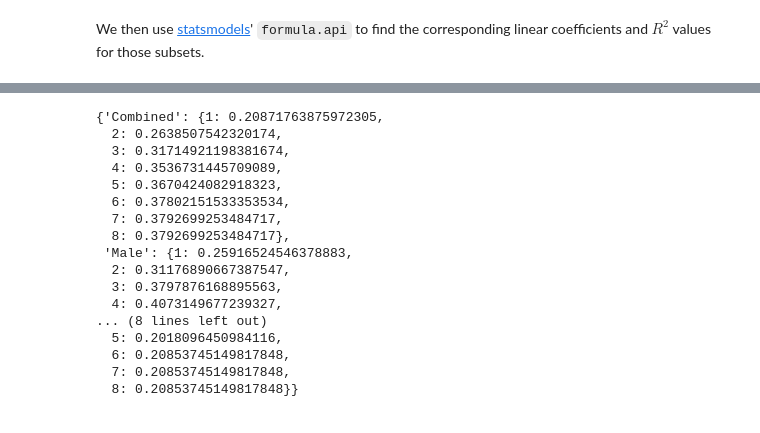
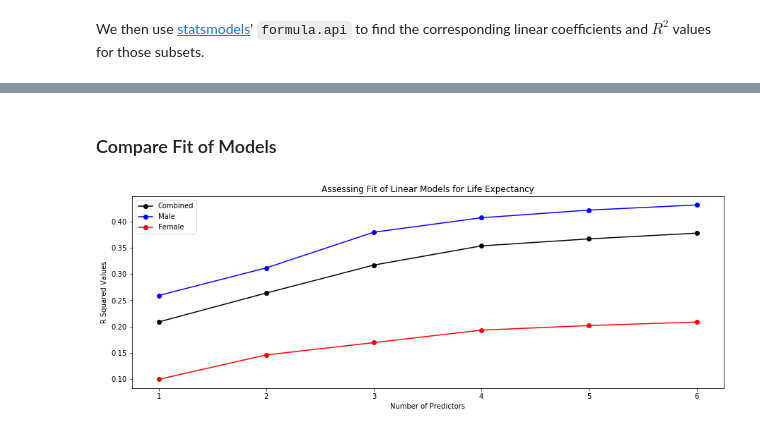
Before and after one commit to peterprescott/ward-lifetimes, a Jupyter notebook: ward_lifetimes.ipynb, the cells around one changed output, grey strips where cells are left out. Saved outputs shown, nothing was run; the diff lists cells and outputs as text; code cells hidden in the pictures.

```diff
--- a/ward_lifetimes.ipynb
+++ b/ward_lifetimes.ipynb
@@ -687,7 +697,8 @@ lm = {}
 lm_df = {}
 coefs = {}
 r_squared = {}
-new_dicts = [lm, lm_df, coefs, r_squared]
+r2df = {}
+new_dicts = [lm, lm_df, coefs, r_squared, r2df]
 for i in range(len(version)):
     for j in range(len(new_dicts)):
         new_dicts[j][version[i]] = {}
@@ -706,7 +710,3 @@ for i in range(len(version)):
            .fit()
         lm_df[version[i]][j] = pd.DataFrame(lm[version[i]][j].summary().tables[1])[:][[0,1]]
         coefs[version[i]][j] = lm_df[version[i]][j].set_index(0)
-# %%
-table = {}
-for i in range(len(version)):
-    table[version[i]] = []
@@ -717,28 +713,7 @@ table
+# %% [markdown]
+### Compare Fit of Models
 # %%
 for i in range(len(version)):
     for j in range(1, max_features+1):
-        table[version[i]].append({j: coefs[version[i]][j]})
+        r_squared[version[i]][j] = lm[version[i]][j].rsquared
+    r2df[version[i]] = pd.DataFrame(r_squared[version[i]], index=['RSquared']).transpose().reset_index()
-# %%
-for i in range(len(version)):
-    for j in range(1, max_features+1):
-        r_squared[version[i]][j] = lm[version[i]][j].rsquared
-# %%
-r_squared
-# %% [output]
-{'Combined': {1: 0.20871763875972305,
-  2: 0.2638507542320174,
-  3: 0.31714921198381674,
-  4: 0.3536731445709089,
-  5: 0.3670424082918323,
-  6: 0.37802151533353534,
-  7: 0.3792699253484717,
-  8: 0.3792699253484717},
- 'Male': {1: 0.25916524546378883,
-  2: 0.31176890667387547,
-  3: 0.3797876168895563,
-  4: 0.4073149677239327,
-... (8 lines left out)
-  5: 0.2018096450984116,
-  6: 0.20853745149817848,
-  7: 0.20853745149817848,
-  8: 0.20853745149817848}}
@@ -746,0 +720,15 @@ stop
+# %%
+fig, ax = plt.subplots(1,1,figsize=(15,5))
+
+c = ['black','blue','red']
+for i in range(len(version)):
+#     ax = axs[i]
+
+    df = r2df[version[i]]
+    ax.plot(df['index'],df['RSquared'],'-o',c=c[i])
+    ax.set_ylabel('R Squared Values')
+    ax.set_xlabel('Number of Predictors')
+    ax.set_title('Assessing Fit of Linear Models for Life Expectancy')
+    ax.legend(version)
+# %% [output]
+[figure, added]
```
Also changed, not shown: parts of 21 cells of this notebook.
